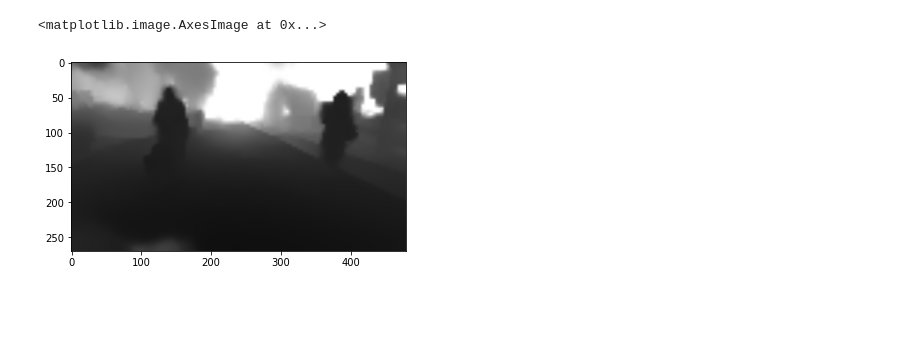
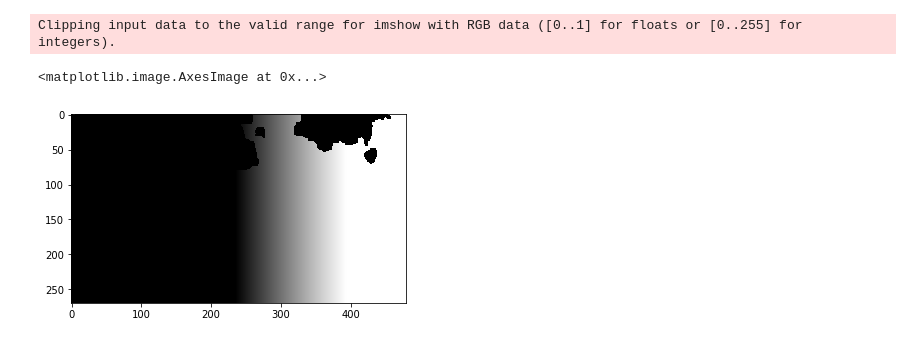
Before and after one commit to seraaaayeo/SellyDev, a Jupyter notebook: vision_optimizer.ipynb, the cells around one changed output. Saved outputs shown, nothing was run; the diff lists cells and outputs as text; code cells hidden in the pictures; blank space fills up the shorter version.

```diff
--- a/vision_optimizer.ipynb
+++ b/vision_optimizer.ipynb
@@ -209,0 +259,25 @@ plt.axis("off")
+# %%
+i =141
+moving_obstacle_limit = 5
+fixed_obstacle_limit = 5
+
+point = point_cloud[i].copy()
+only_sidewalk = seg_predict(img[i].copy(),model)
+depth = point2dist(point,  1)
+obj_frame, moving_object, fixed_object  = YOLO(img[i].copy())
+only_sidewalk[(point[:,:,1] < -3) |  (point[:,:,1] ==np.inf)] = 0  #일정 높이 이상 segmetation 오차 제거
+
+if len(moving_object):
+    moving_object_position = object_dist(moving_object, point.copy(), depth)
+    moving_object_position[:, :2] = object_angle(moving_object_position)
+if len(fixed_object):
+    fixed_object_position = object_dist(fixed_object, point.copy(), depth)
+    fixed_object_position[:, :2] = object_angle(fixed_object_position)
+
+obstacle = only_sidewalk.copy()
+obstacle[(depth[:,:,2]>fixed_obstacle_limit) | (point[:,:,1] < -3)]=0 #일정 높이 및 깊이 이상 장애물 제거
+
+for i in moving_object:
+    obstacle[i[0][1] :i[1][1], i[0][0] : i[1][0], :] = 0
+for i in fixed_object:
+    obstacle[i[0][1] :i[1][1], i[0][0] : i[1][0], :] = 0
@@ -209,0 +310,6 @@ plt.axis("off")
+# %%
+angle_img = img[141].copy()
+angle_img[:, :, 0][(angle_img[:, :, 0] !=0) & (angle_img[:, :, 2] !=0)]  = np.arctan(point[:, :, 0][(angle_img[:, :, 0] !=0) & (angle_img[:, :, 2] !=0)]
+                                                                      /point[:, :, 2][(angle_img[:, :, 0] !=0) & (angle_img[:, :, 2] !=0)])/np.pi * 180
+angle_img[:, :, 1] = angle_img[:, :, 0]
+angle_img[:, :, 2]= angle_img[:, :, 0]
@@ -210,5 +326,6 @@ plt.axis("off")
 # %%
-plt.imshow(dep[0].copy()/30)
+plt.imshow(angle_img/30)
 # %% [output]
-<matplotlib.image.AxesImage at 0x...>
+Clipping input data to the valid range for imshow with RGB data ([0..1] for floats or [0..255] for integers).
+<matplotlib.image.AxesImage at 0x...>
-[figure, old version]
+[figure, new version]
```
Also changed, not shown: parts of 22 cells of this notebook.
